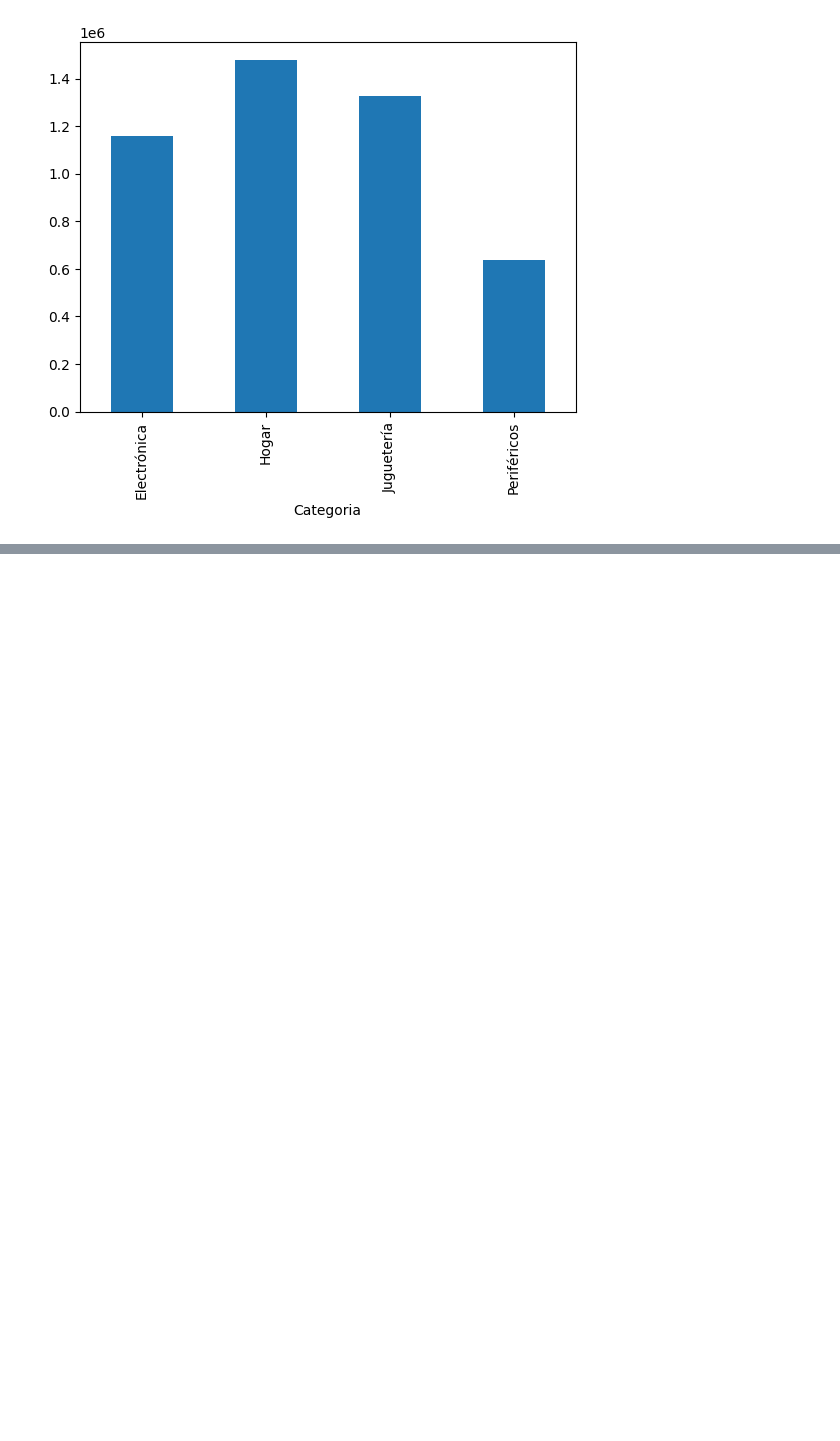
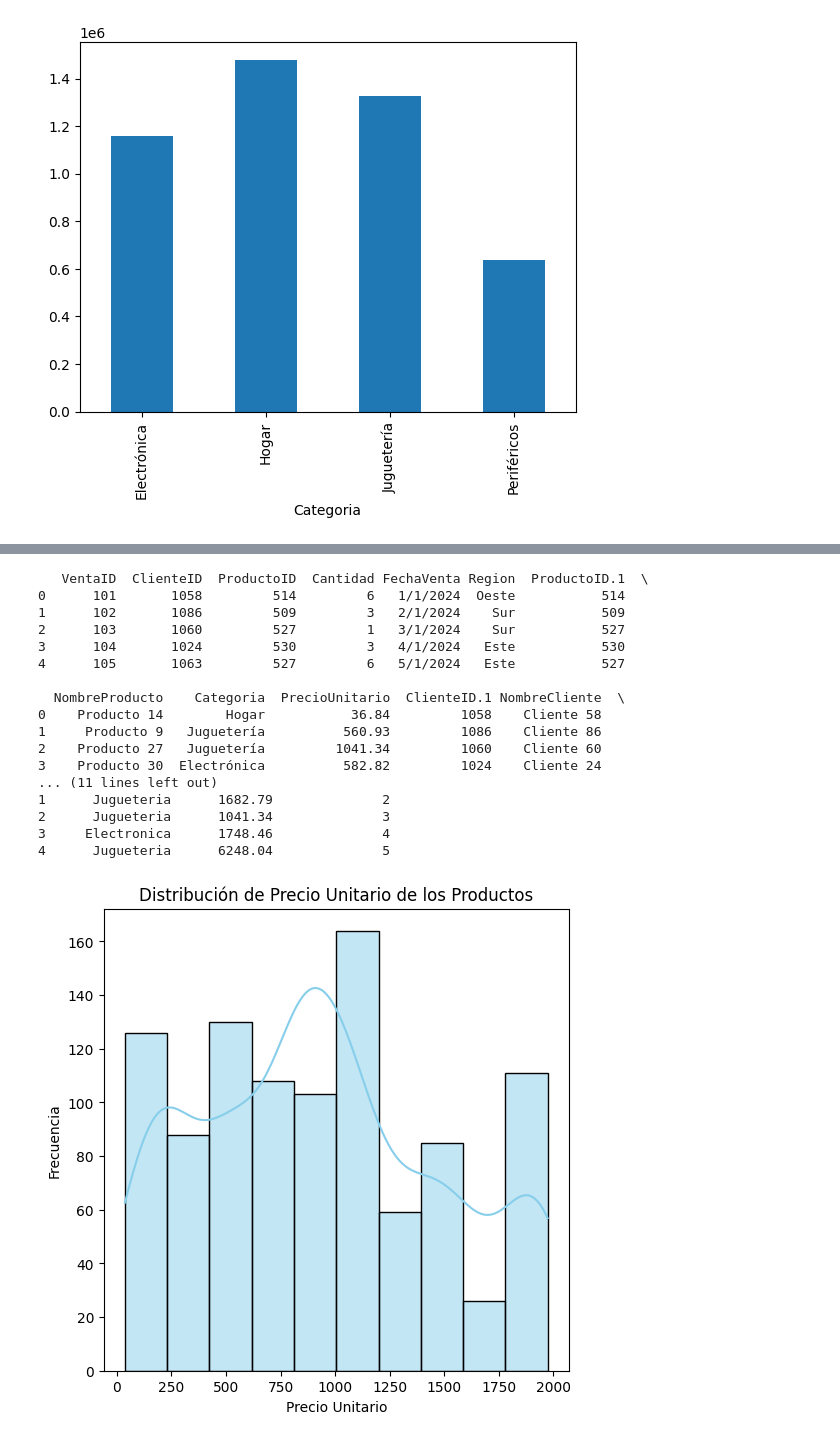
Before and after one commit to oguerra3001/Grupo-3-DAJ10-TRABAJO-FINAL, a Jupyter notebook: Exploracion/Análisis exploratorio.ipynb, the cells around one changed output, grey strips where cells are left out. Drawn from its saved outputs; the diff is of its cells as text; code cells hidden in the pictures; blank space fills up the shorter version.

```diff
--- a/Exploracion/Análisis exploratorio.ipynb
+++ b/Exploracion/Análisis exploratorio.ipynb
@@ -75,0 +85,36 @@ barVxR = VentasxCat.plot(kind='bar')
+# %%
+# Verificamos las primeras filas para asegurarnos de que los datos se han cargado correctamente
+print(data.head())
+
+# Creamos el histograma para visualizar la distribución del precio unitario de los productos
+plt.figure(figsize=(6,6))  # Ajustamos el tamaño de la figura
+
+# Utilizamos la función histplot de Seaborn para crear el histograma
+sns.histplot(data['PrecioUnitario'], bins=10, kde=True, color='skyblue')
+
+# Añadimos título y etiquetas a los ejes
+plt.title('Distribución de Precio Unitario de los Productos')
+plt.xlabel('Precio Unitario')
+plt.ylabel('Frecuencia')
+
+# Mostramos el gráfico
+plt.show()
+# %% [output]
+   VentaID  ClienteID  ProductoID  Cantidad FechaVenta Region  ProductoID.1  \
+0      101       1058         514         6   1/1/2024  Oeste           514
+1      102       1086         509         3   2/1/2024    Sur           509
+2      103       1060         527         1   3/1/2024    Sur           527
+3      104       1024         530         3   4/1/2024   Este           530
+4      105       1063         527         6   5/1/2024   Este           527
+
+  NombreProducto    Categoria  PrecioUnitario  ClienteID.1 NombreCliente  \
+0    Producto 14        Hogar           36.84         1058    Cliente 58
+1     Producto 9   Juguetería          560.93         1086    Cliente 86
+2    Producto 27   Juguetería         1041.34         1060    Cliente 60
+3    Producto 30  Electrónica          582.82         1024    Cliente 24
+... (11 lines left out)
+1      Jugueteria      1682.79              2
+2      Jugueteria      1041.34              3
+3     Electronica      1748.46              4
+4      Jugueteria      6248.04              5
+[figure, added]
```
Also changed, not shown: parts of 10 cells of this notebook.
